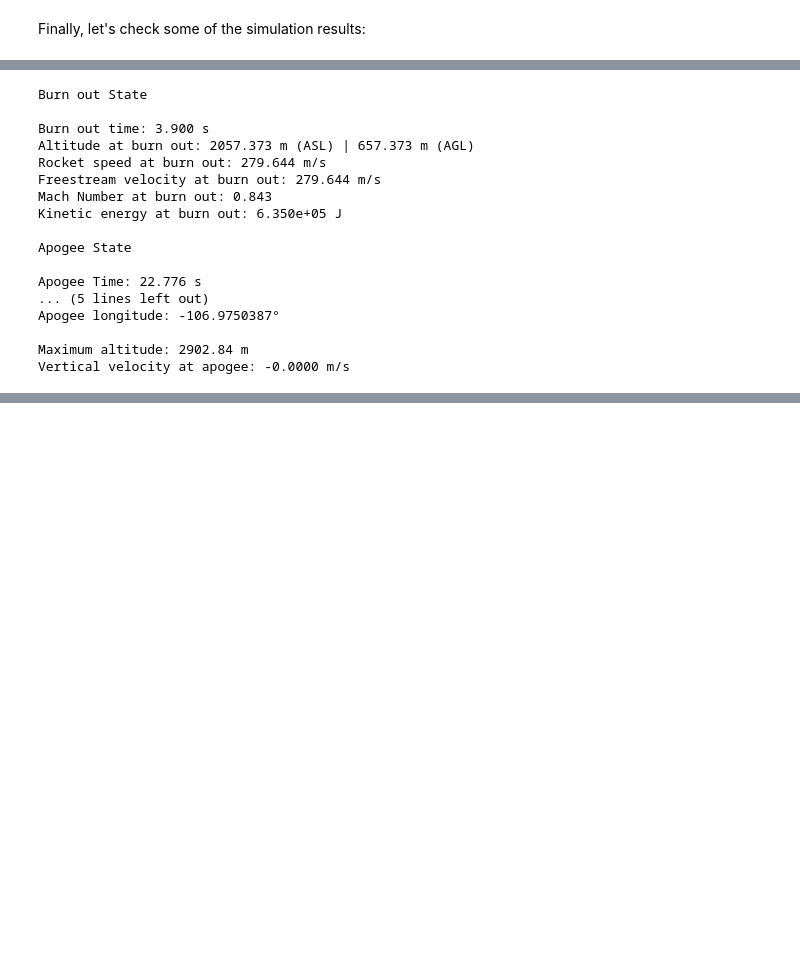
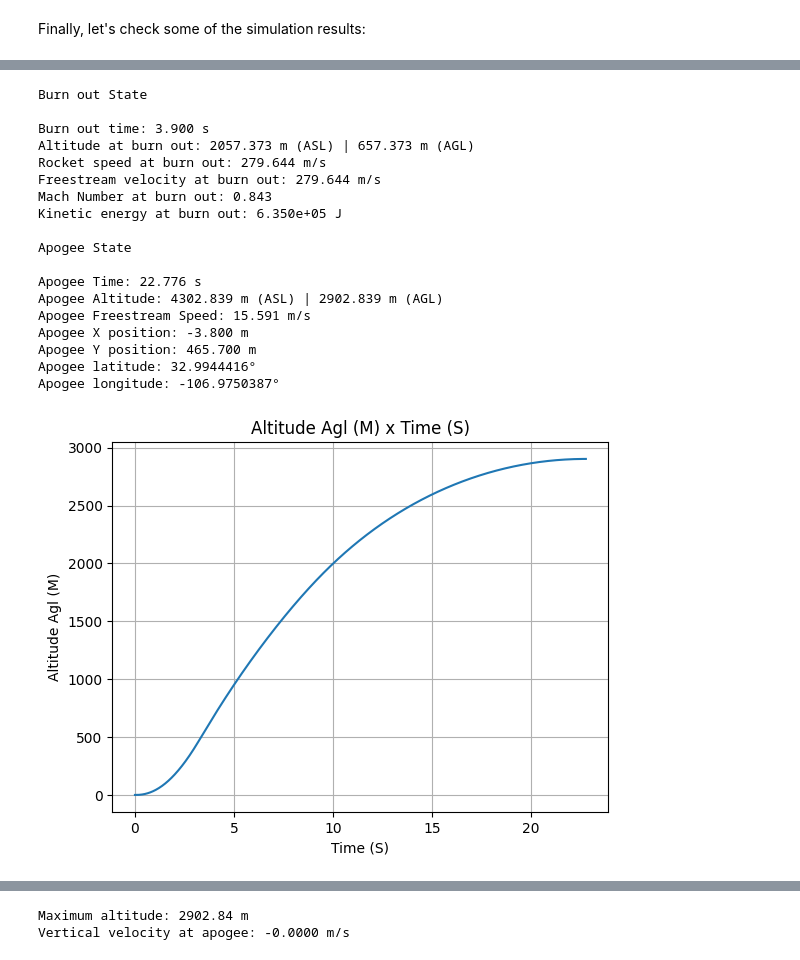
Before and after one commit to Malmahrouqi3/RocketPy-mo2, a Jupyter notebook: docs/user/airbrakes0.ipynb, the cells around one changed output, grey strips where cells are left out. Cells and saved outputs as stored; diff of their text form; code cells hidden in the pictures; blank space fills up the shorter version.

```diff
--- a/docs/user/airbrakes0.ipynb
+++ b/docs/user/airbrakes0.ipynb
@@ -372,23 +353,27 @@ Vertical velocity at apogee: -0.0000 m/s
 # %%
 test_flight.prints.burn_out_conditions()
 test_flight.prints.apogee_conditions()
+test_flight.altitude()
+test_flight.vz()
 print(f"\nMaximum altitude: {test_flight.altitude(test_flight.apogee_time):.2f} m")
 print(f"Vertical velocity at apogee: {test_flight.vz(test_flight.apogee_time):.4f} m/s")
 # %% [output]
 Burn out State
 
 Burn out time: 3.900 s
 Altitude at burn out: 2057.373 m (ASL) | 657.373 m (AGL)
 Rocket speed at burn out: 279.644 m/s
 Freestream velocity at burn out: 279.644 m/s
 Mach Number at burn out: 0.843
 Kinetic energy at burn out: 6.350e+05 J
 
 Apogee State
 
 Apogee Time: 22.776 s
-... (5 lines left out)
+Apogee Altitude: 4302.839 m (ASL) | 2902.839 m (AGL)
+Apogee Freestream Speed: 15.591 m/s
+Apogee X position: -3.800 m
+Apogee Y position: 465.700 m
+Apogee latitude: 32.9944416°
 Apogee longitude: -106.9750387°
-
-Maximum altitude: 2902.84 m
-Vertical velocity at apogee: -0.0000 m/s
+[figure, added]
@@ -394,0 +381,2 @@ Vertical velocity at apogee: -0.0000 m/s
+Maximum altitude: 2902.84 m
+Vertical velocity at apogee: -0.0000 m/s
```
Also changed, not shown: parts of 4 cells of this notebook, 3 other files.
